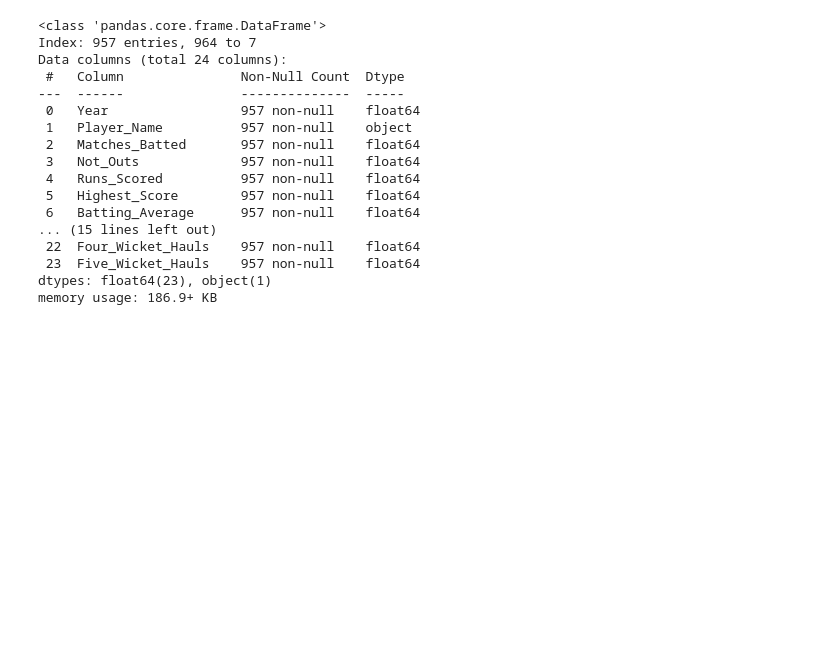
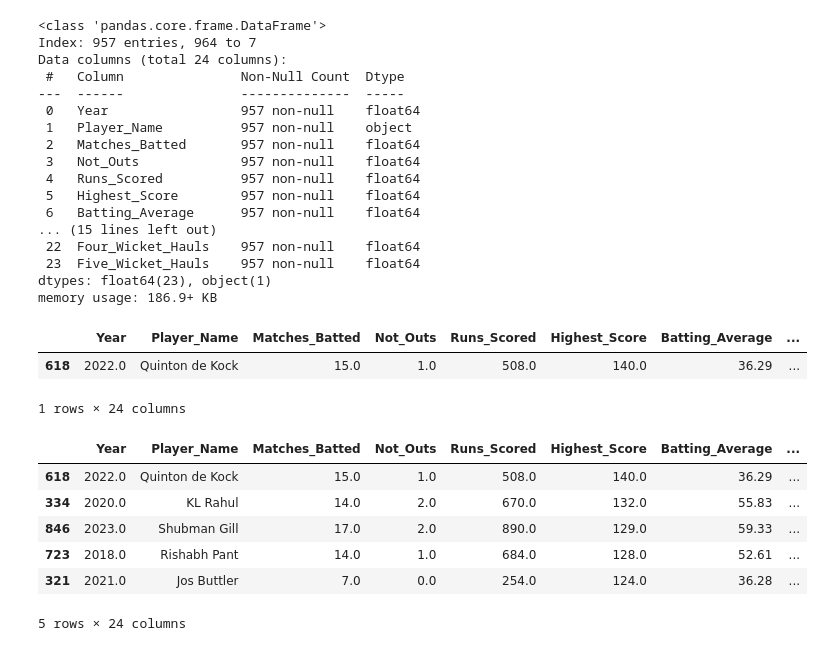
Before and after one commit to Bhargavvv412/EDA-Feature-Engineering, a Jupyter notebook: cricket_data_2025.ipynb, the cells around one changed output. Saved outputs shown, nothing was run; the diff lists cells and outputs as text; code cells hidden in the pictures; blank space fills up the shorter version.

```diff
--- a/cricket_data_2025.ipynb
+++ b/cricket_data_2025.ipynb
@@ -224,3 +224,21 @@ Data columns (total 24 columns):
  23  Five_Wicket_Hauls    957 non-null    float64
 dtypes: float64(23), object(1)
 memory usage: 186.9+ KB
+# %%
+df[df['Highest_Score']==df['Highest_Score'].max()]
+# %% [output]
+|  | Year | Player_Name | Matches_Batted | Not_Outs | Runs_Scored | Highest_Score | Batting_Average | ... |
+| 618 | 2022.0 | Quinton de Kock | 15.0 | 1.0 | 508.0 | 140.0 | 36.29 | ... |
+1 rows × 24 columns
+# %%
+# Sort the DataFrame by 'Highest_Score' in descending order and select the top 5
+top_5 = df.sort_values(by='Highest_Score', ascending=False).head(5)
+top_5
+# %% [output]
+|  | Year | Player_Name | Matches_Batted | Not_Outs | Runs_Scored | Highest_Score | Batting_Average | ... |
+| 618 | 2022.0 | Quinton de Kock | 15.0 | 1.0 | 508.0 | 140.0 | 36.29 | ... |
+| 334 | 2020.0 | KL Rahul | 14.0 | 2.0 | 670.0 | 132.0 | 55.83 | ... |
+| 846 | 2023.0 | Shubman Gill | 17.0 | 2.0 | 890.0 | 129.0 | 59.33 | ... |
+| 723 | 2018.0 | Rishabh Pant | 14.0 | 1.0 | 684.0 | 128.0 | 52.61 | ... |
+| 321 | 2021.0 | Jos Buttler | 7.0 | 0.0 | 254.0 | 124.0 | 36.28 | ... |
+5 rows × 24 columns
```
Also changed, not shown: parts of 3 cells of this notebook.
